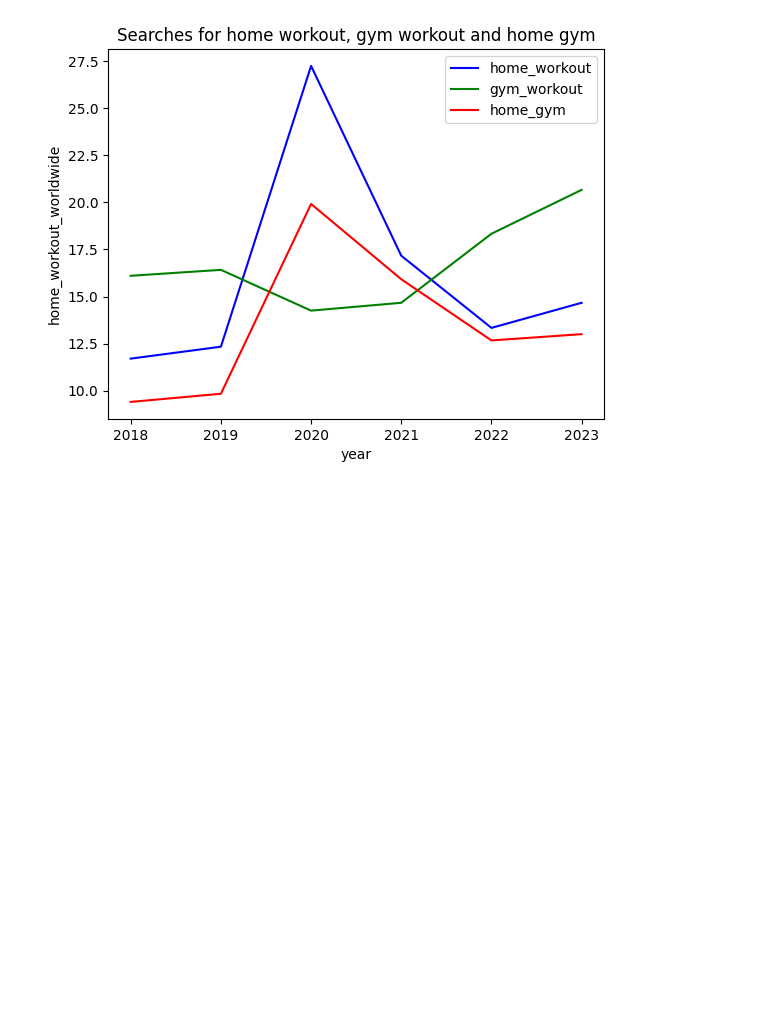
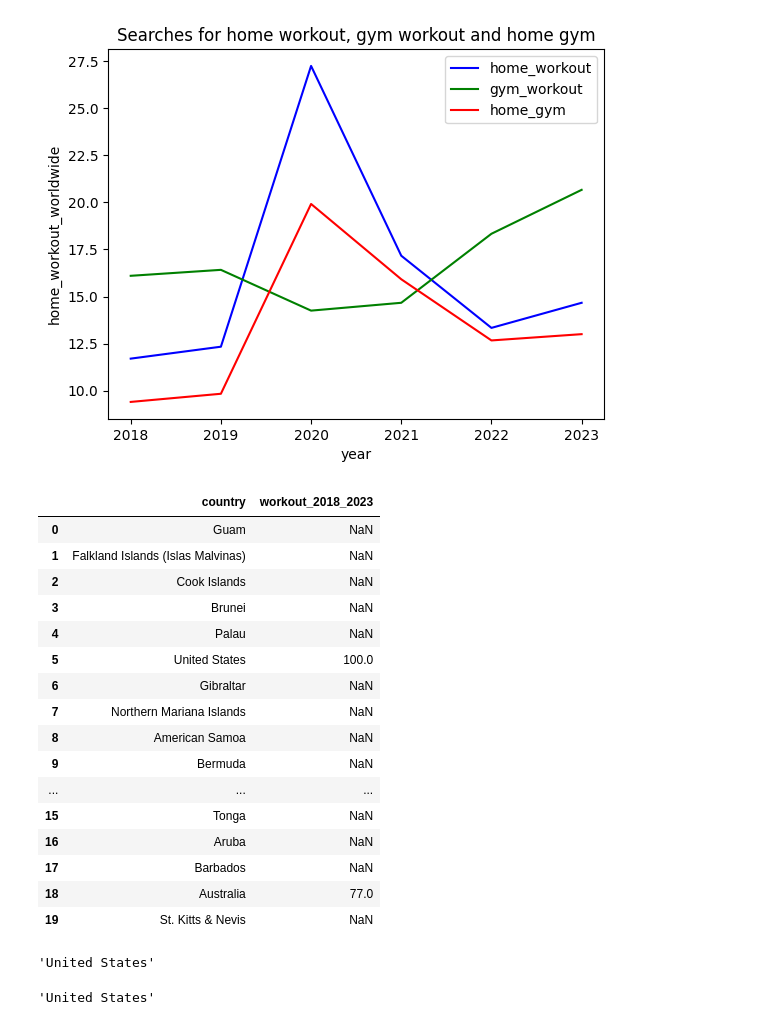
Before and after one commit to od031285/Python_Projects, a Jupyter notebook: fitness.ipynb, the cells around one changed output. Cells and saved outputs as stored; diff of their text form; code cells hidden in the pictures; blank space fills up the shorter version.

```diff
--- a/fitness.ipynb
+++ b/fitness.ipynb
@@ -88,3 +88,35 @@ plt.legend()
 plt.show()
 # %% [output]
 [figure]
+# %%
+#Find the country with the highest interest for workouts
+workout_global=pd.read_csv(Path("workout_geo.csv"))
+workout_global.head(20)
+# %% [output]
+|  | country | workout_2018_2023 |
+| 0 | Guam | NaN |
+| 1 | Falkland Islands (Islas Malvinas) | NaN |
+| 2 | Cook Islands | NaN |
+| 3 | Brunei | NaN |
+| 4 | Palau | NaN |
+| 5 | United States | 100.0 |
+| 6 | Gibraltar | NaN |
+| 7 | Northern Mariana Islands | NaN |
+| 8 | American Samoa | NaN |
+| 9 | Bermuda | NaN |
+| ... | ... | ... |
+| 15 | Tonga | NaN |
+| 16 | Aruba | NaN |
+| 17 | Barbados | NaN |
+| 18 | Australia | 77.0 |
+| 19 | St. Kitts & Nevis | NaN |
+# %%
+highest=workout_global.loc[workout_global['workout_2018_2023'] == workout_global['workout_2018_2023'].max()]
+highest.iloc[0,0]
+# %% [output]
+'United States'
+# %%
+highest=workout_global.nlargest(1, 'workout_2018_2023')
+highest.iloc[0,0]
+# %% [output]
+'United States'
```
